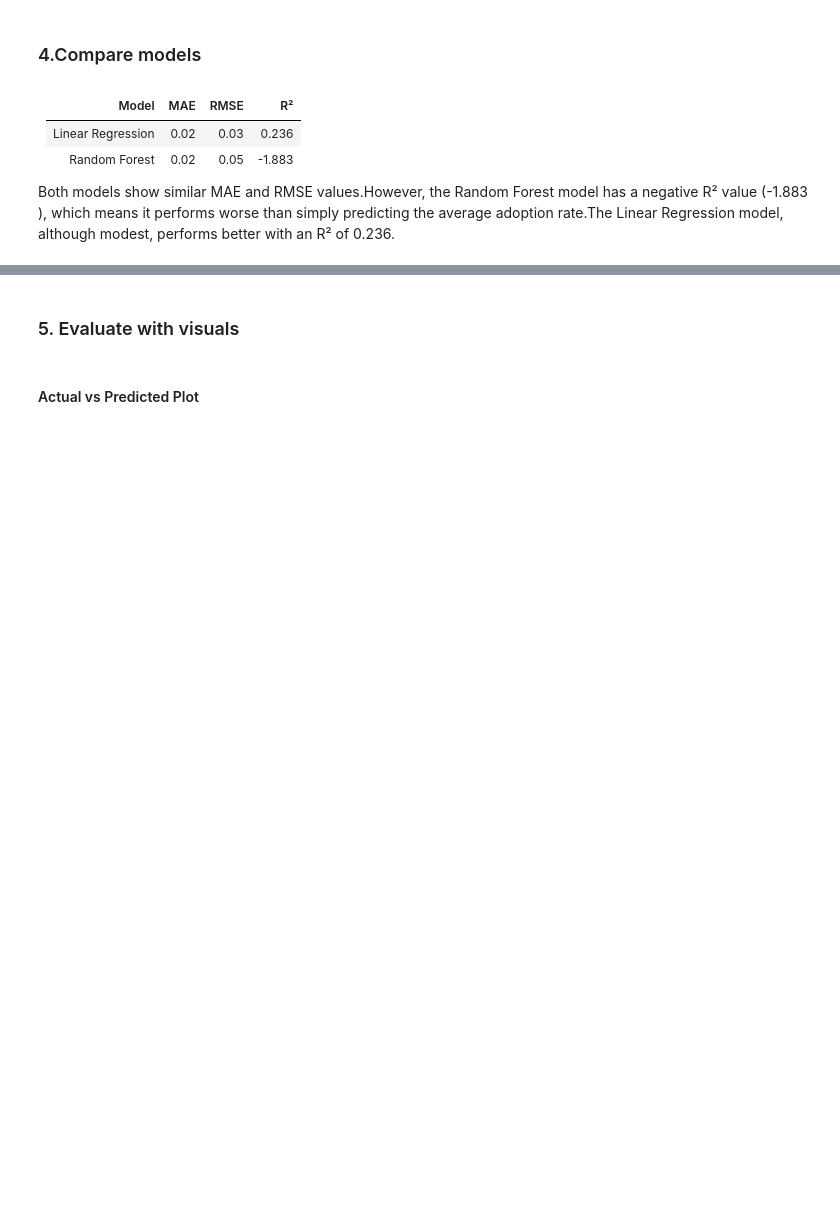
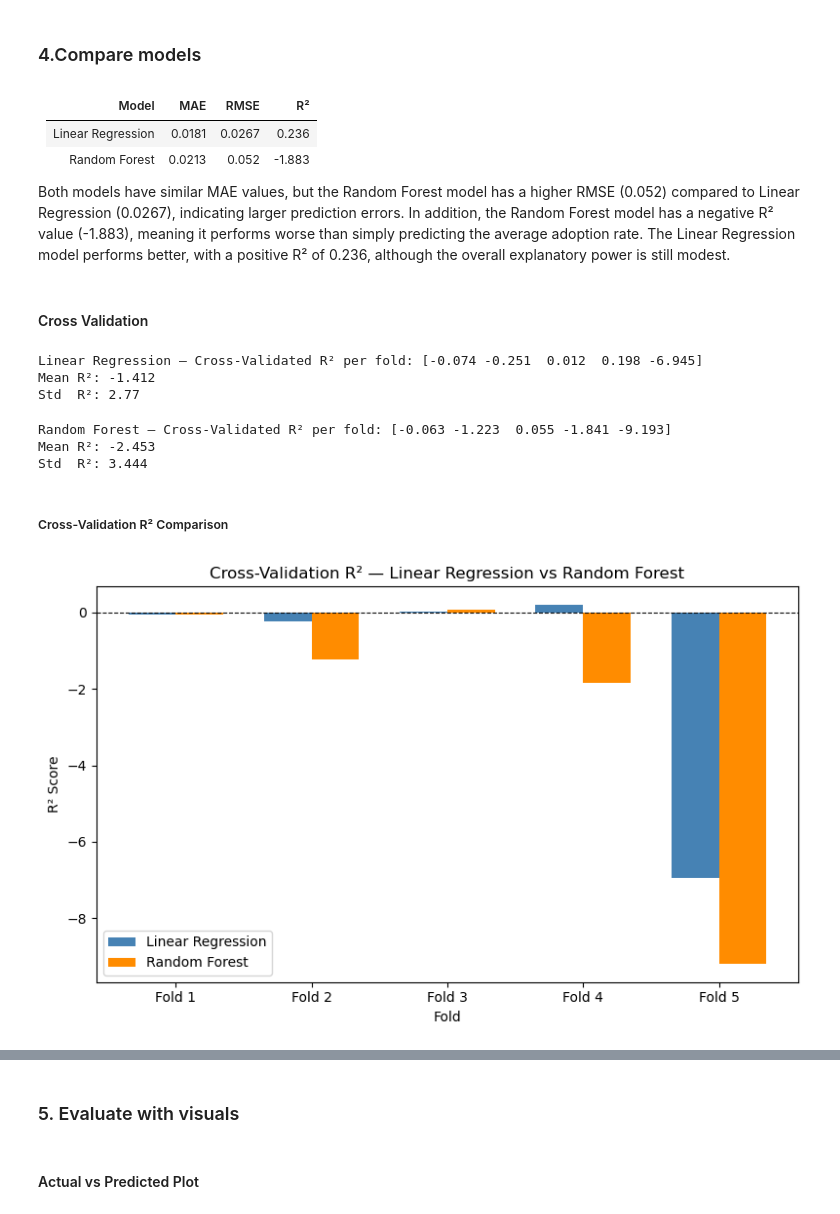
Before and after one commit to thikyi/MDS, a Jupyter notebook: COMP 641/Project/M3.Model&Evaluation.ipynb, the cells around one changed output, grey strips where cells are left out. Saved outputs shown, nothing was run; the diff lists cells and outputs as text; code cells hidden in the pictures; blank space fills up the shorter version.

```diff
--- a/COMP 641/Project/M3.Model&Evaluation.ipynb
+++ b/COMP 641/Project/M3.Model&Evaluation.ipynb
@@ -227,8 +225,52 @@ The Random Forest model does not improve performance over Linear Regression when
 # %% [markdown]
 | Model | MAE | RMSE | R² |
 |-------|------|------|------|
-| Linear Regression | 0.02 | 0.03 | 0.236 |
-| Random Forest | 0.02 | 0.05 | -1.883 |
+| Linear Regression | 0.0181 | 0.0267 | 0.236 |
+| Random Forest | 0.0213 |0.052| -1.883 |
 
 
-Both models show similar MAE and RMSE values.However, the Random Forest model has a negative R² value (-1.883 ), which means it performs worse than simply predicting the average adoption rate.The Linear Regression model, although modest, performs better with an R² of 0.236.
+Both models have similar MAE values, but the Random Forest model has a higher RMSE (0.052) compared to Linear Regression (0.0267), indicating larger prediction errors. In addition, the Random Forest model has a negative R² value (-1.883), meaning it performs worse than simply predicting the average adoption rate. The Linear Regression model performs better, with a positive R² of 0.236, although the overall explanatory power is still modest.
+# %% [markdown]
+#### Cross Validation
+# %%
+cv_scores_lr = cross_val_score(baseline_model, X, y, cv=5, scoring="r2")
+print("Linear Regression — Cross-Validated R² per fold:", np.round(cv_scores_lr, 3))
+print("Mean R²:", round(cv_scores_lr.mean(), 3))
+print("Std  R²:", round(cv_scores_lr.std(), 3))
+# %% [output]
+Linear Regression — Cross-Validated R² per fold: [-0.074 -0.251  0.012  0.198 -6.945]
+Mean R²: -1.412
+Std  R²: 2.77
+# %%
+# 5-fold cross-validation for Random Forest
+cv_scores_rf = cross_val_score(rf_model, X, y, cv=5, scoring="r2")
+print("Random Forest — Cross-Validated R² per fold:", np.round(cv_scores_rf, 3))
+print("Mean R²:", round(cv_scores_rf.mean(), 3))
+print("Std  R²:", round(cv_scores_rf.std(), 3))
+# %% [output]
+Random Forest — Cross-Validated R² per fold: [-0.063 -1.223  0.055 -1.841 -9.193]
+Mean R²: -2.453
+Std  R²: 3.444
+# %% [markdown]
+##### Cross-Validation R² Comparison
+# %%
+# Plot: Cross-Validation R² Comparison
+fig, ax = plt.subplots(figsize=(8, 5))
+folds = [f"Fold {i+1}" for i in range(5)]
+x = np.arange(len(folds))
+width = 0.35
+
+bars1 = ax.bar(x - width/2, cv_scores_lr, width, label="Linear Regression", color="steelblue")
+bars2 = ax.bar(x + width/2, cv_scores_rf, width, label="Random Forest", color="darkorange")
+
+ax.axhline(0, color="black", linewidth=0.8, linestyle="--")
+ax.set_xlabel("Fold")
+ax.set_ylabel("R² Score")
+ax.set_title("Cross-Validation R² — Linear Regression vs Random Forest")
+ax.set_xticks(x)
+ax.set_xticklabels(folds)
+ax.legend()
+plt.tight_layout()
+plt.show()
+# %% [output]
+[figure, added]
```
Also changed, not shown: parts of 29 cells of this notebook, 1 other file.
